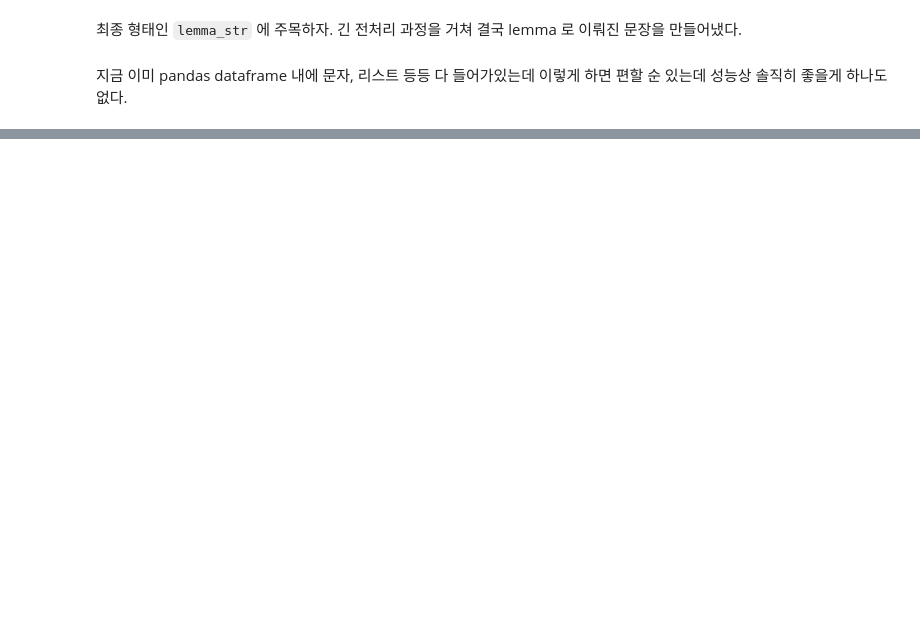
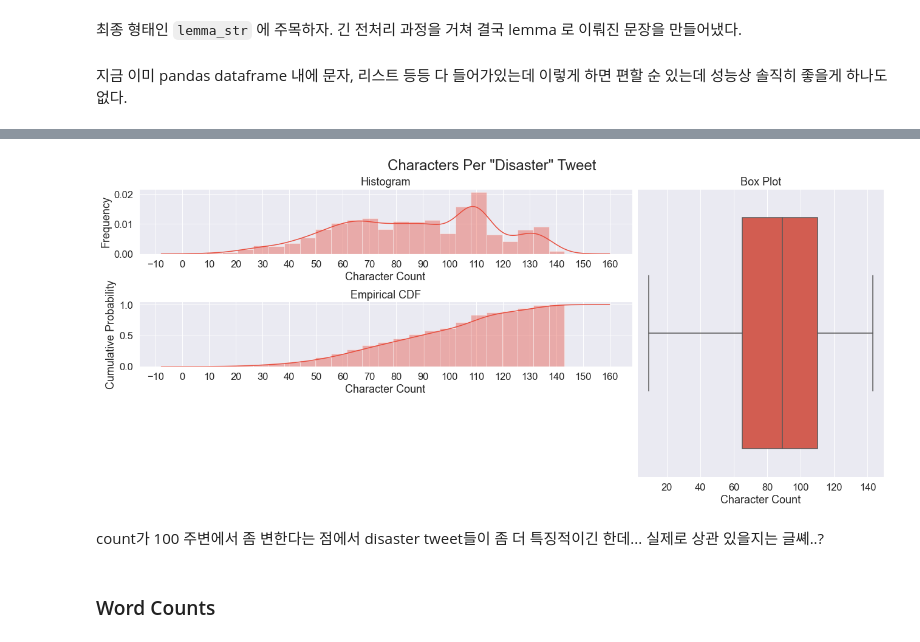
Before and after one commit to JPJD-TIL/TIL, a Jupyter notebook: jp/kaggle/disaster-tweets-nlp-eda-bert-with-transformers/popular_notebooks/datafan07.ipynb, the cells around one changed output, grey strips where cells are left out. Saved outputs shown, nothing was run; the diff lists cells and outputs as text; code cells hidden in the pictures; blank space fills up the shorter version.

```diff
--- a/jp/kaggle/disaster-tweets-nlp-eda-bert-with-transformers/popular_notebooks/datafan07.ipynb
+++ b/jp/kaggle/disaster-tweets-nlp-eda-bert-with-transformers/popular_notebooks/datafan07.ipynb
@@ -305,0 +404,9 @@ trainv.head()
+# %%
+plot_dist3(trainv[trainv['target'] == 1], 'Character Count',
+           'Characters Per "Disaster" Tweet')
+# %% [output]
+[figure, added]
+# %% [markdown]
+count가 100 주변에서 좀 변한다는 점에서 disaster tweet들이 좀 더 특징적이긴 한데... 실제로 상관 있을지는 글쎼..?
+# %% [markdown]
+### Word Counts
```
Also changed, not shown: parts of 57 cells of this notebook.
